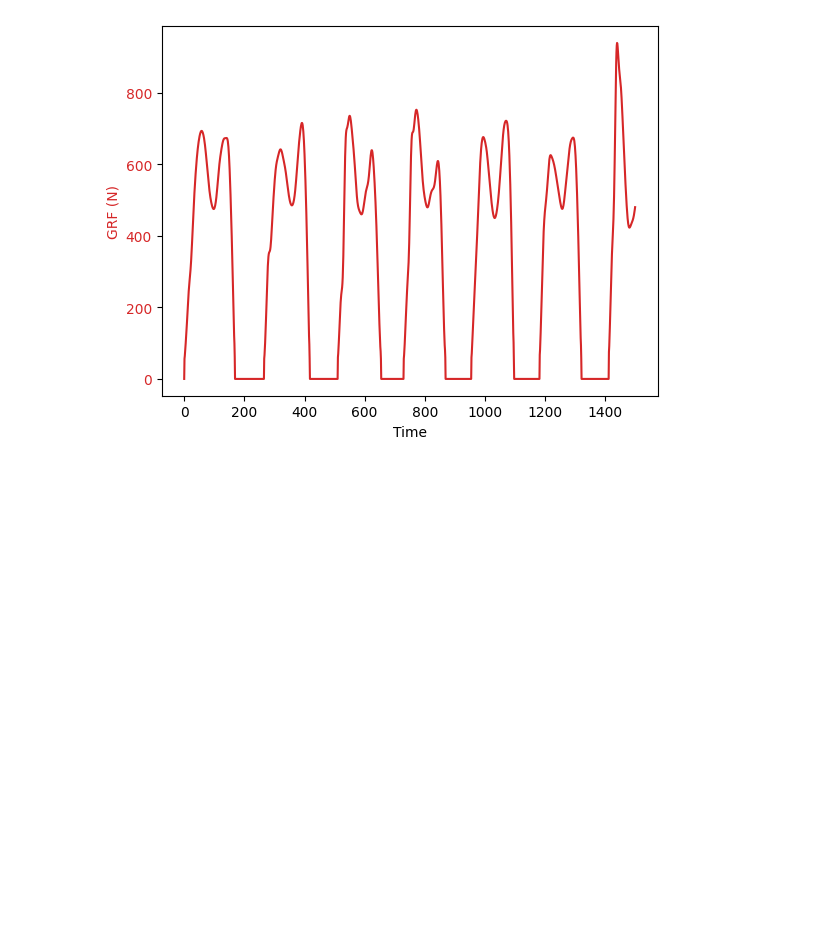
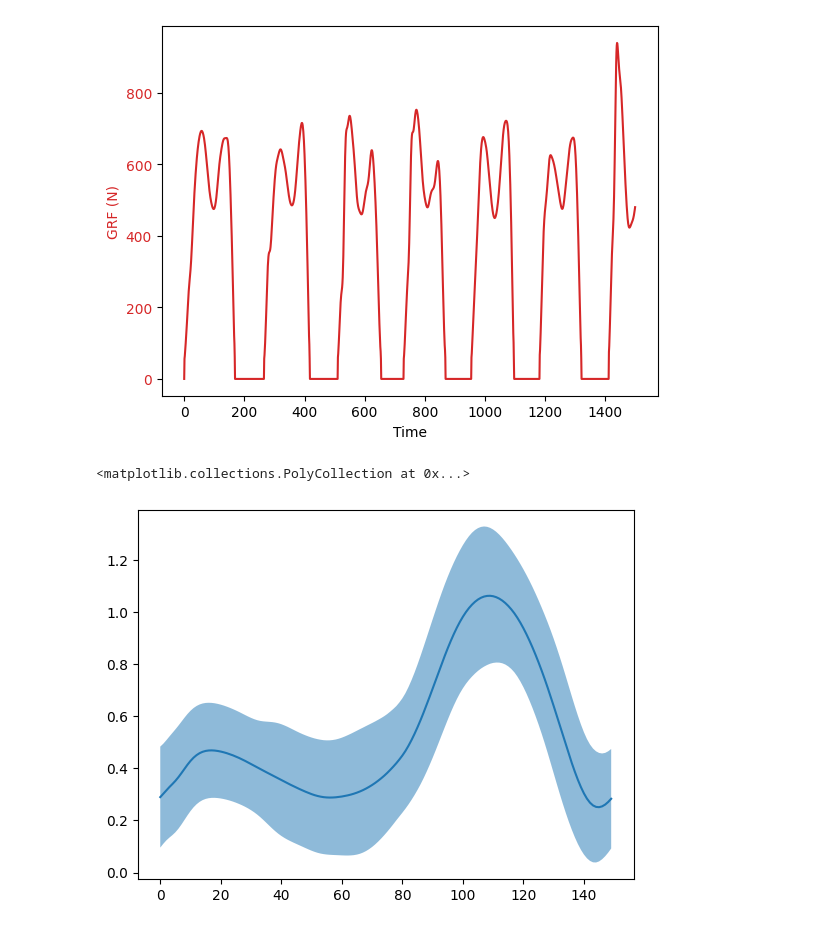
Before and after one commit to jmontp/LocoHub, a Jupyter notebook: AddBiomechanics/add_phase_info.ipynb, the cells around one changed output. Drawn from its saved outputs; the diff is of its cells as text; code cells hidden in the pictures; blank space fills up the shorter version.

```diff
--- a/AddBiomechanics/add_phase_info.ipynb
+++ b/AddBiomechanics/add_phase_info.ipynb
@@ -223,0 +290,20 @@ ax1.tick_params(axis='y', labelcolor=color)
+# %%
+# Verify that the data is processed correctly for the phase dataset
+
+# Plot the average knee angle over the gait phase
+knee_angle = df_interpolated_all['knee_angle_s_r'].values
+
+# Reshape the knee angle to be a 2D array
+knee_angle_2d = knee_angle.reshape(-1, 150)
+
+# Calculate the average and std deviation of the knee angle
+average_knee_angle = np.mean(knee_angle_2d, axis=0)
+std_knee_angle = np.std(knee_angle_2d, axis=0)
+
+# Plot the average knee angle with the std deviation
+plt.plot(average_knee_angle)
+plt.fill_between(np.arange(150), average_knee_angle - std_knee_angle,
+                 average_knee_angle + std_knee_angle, alpha=0.5)
+# %% [output]
+<matplotlib.collections.PolyCollection at 0x...>
+[figure, added]
```
Also changed, not shown: parts of 3 cells of this notebook, 2 other files.
